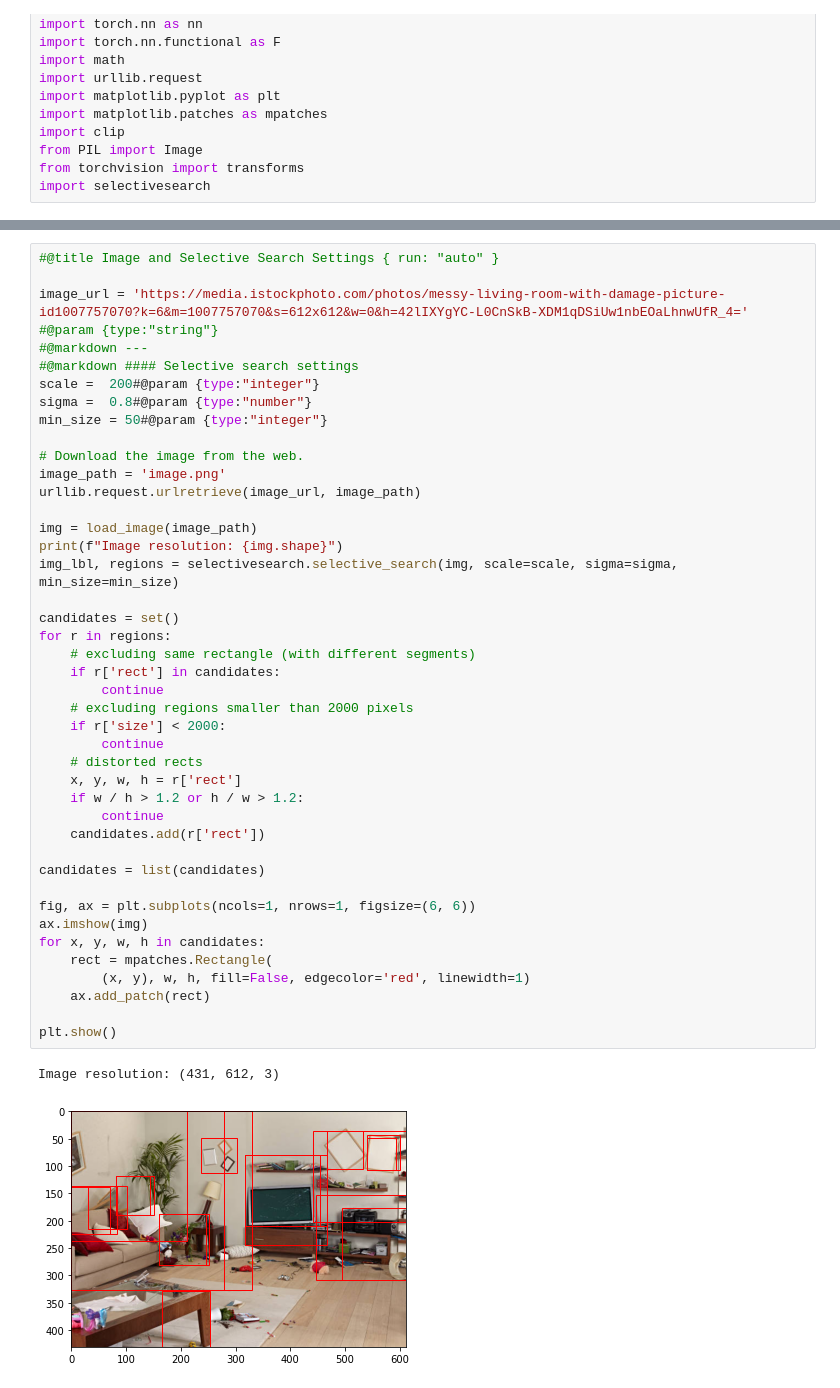
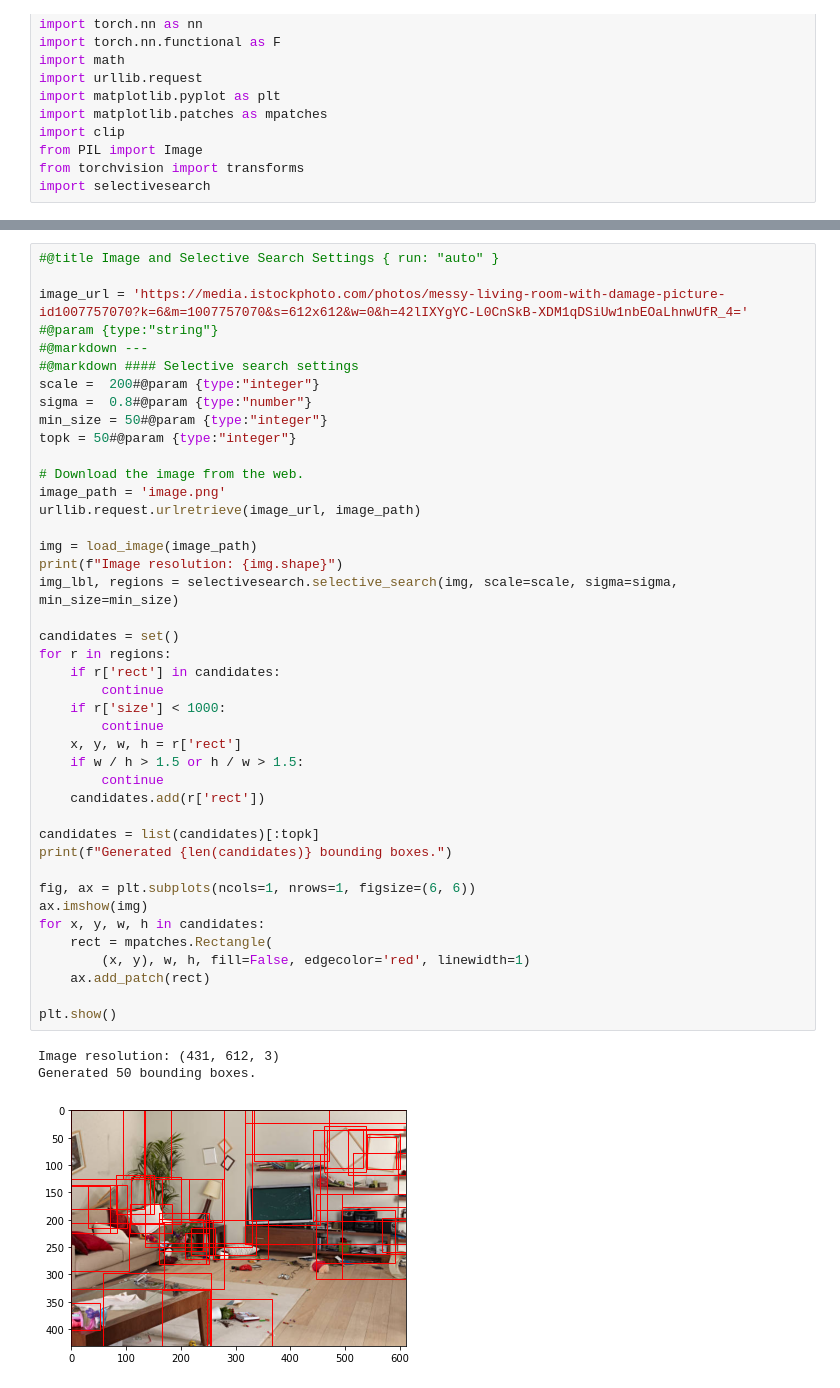
Before and after one commit to kevinzakka/clip_playground, a Jupyter notebook: CLIP_Zero_shot_Detector.ipynb, the cells around one changed output, grey strips where cells are left out. Drawn from its saved outputs; the diff is of its cells as text.

```diff
--- a/CLIP_Zero_shot_Detector.ipynb
+++ b/CLIP_Zero_shot_Detector.ipynb
@@ -111,42 +113,42 @@ image_url = 'https://media.istockphoto.com/photos/messy-living-room-with-damage-
 scale =  200#@param {type:"integer"}
 sigma =  0.8#@param {type:"number"}
 min_size = 50#@param {type:"integer"}
+topk = 50#@param {type:"integer"}
 
 # Download the image from the web.
 image_path = 'image.png'
 urllib.request.urlretrieve(image_url, image_path)
 
 img = load_image(image_path)
 print(f"Image resolution: {img.shape}")
 img_lbl, regions = selectivesearch.selective_search(img, scale=scale, sigma=sigma, min_size=min_size)
 
 candidates = set()
 for r in regions:
-    # excluding same rectangle (with different segments)
     if r['rect'] in candidates:
         continue
-    # excluding regions smaller than 2000 pixels
-    if r['size'] < 2000:
+    if r['size'] < 1000:
         continue
-    # distorted rects
     x, y, w, h = r['rect']
-    if w / h > 1.2 or h / w > 1.2:
+    if w / h > 1.5 or h / w > 1.5:
         continue
     candidates.add(r['rect'])
 
-candidates = list(candidates)
+candidates = list(candidates)[:topk]
+print(f"Generated {len(candidates)} bounding boxes.")
 
 fig, ax = plt.subplots(ncols=1, nrows=1, figsize=(6, 6))
 ax.imshow(img)
 for x, y, w, h in candidates:
     rect = mpatches.Rectangle(
         (x, y), w, h, fill=False, edgecolor='red', linewidth=1)
     ax.add_patch(rect)
 
 plt.show()
 # %% [output]
 Image resolution: (431, 612, 3)
+Generated 50 bounding boxes.
-[figure, old version]
+[figure, new version]
 # %%
 #@title Detect
 
```
Also changed, not shown: parts of 2 cells of this notebook, 2 other files.
